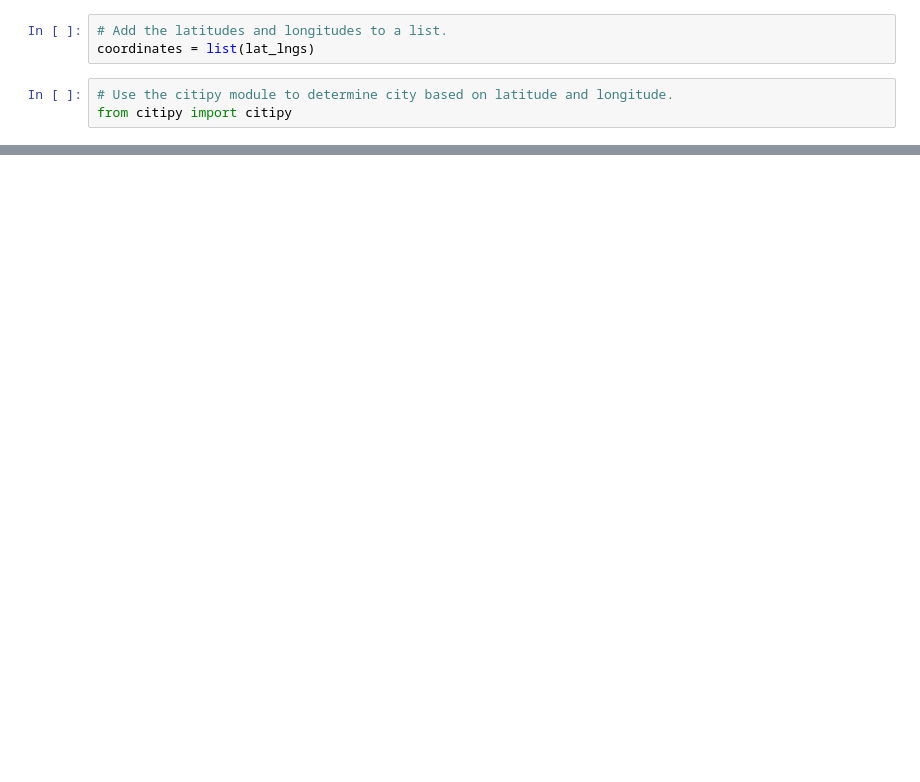
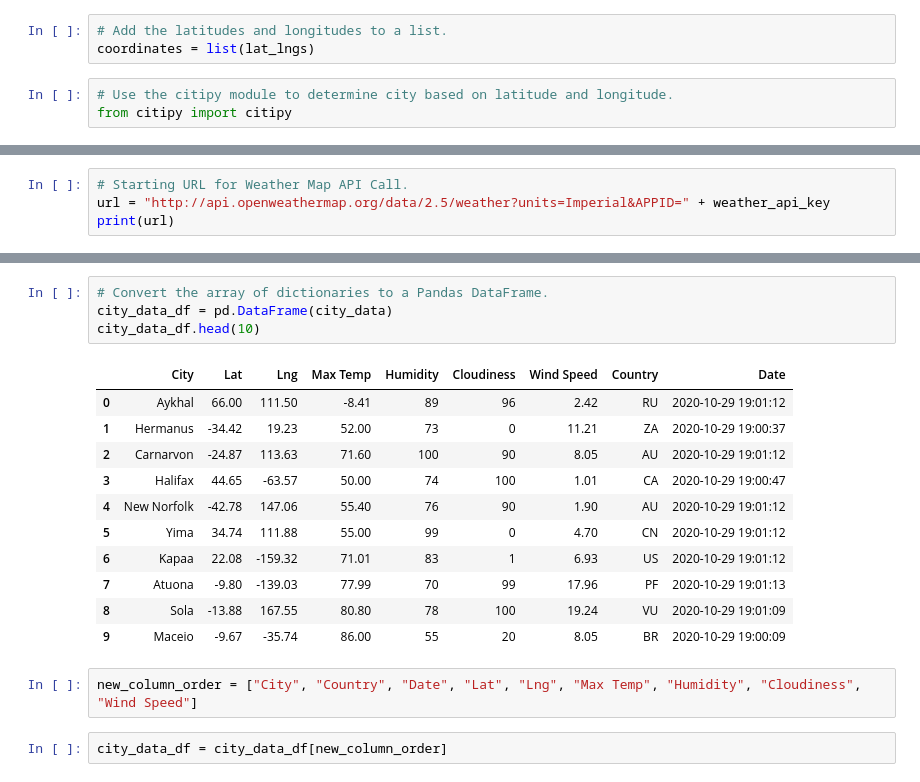
Before and after one commit to Jose-Monagas/World_Weather_Analysis, a Jupyter notebook: WeatherPy.ipynb, the cells around one changed output, grey strips where cells are left out. Drawn from its saved outputs; the diff is of its cells as text; blank space fills up the shorter version.

```diff
--- a/WeatherPy.ipynb
+++ b/WeatherPy.ipynb
@@ -30,0 +40,4 @@ len(cities)
+# %%
+# Starting URL for Weather Map API Call.
+url = "http://api.openweathermap.org/data/2.5/weather?units=Imperial&APPID=" + weather_api_key
+print(url)
@@ -30,0 +147,20 @@ len(cities)
+# %%
+# Convert the array of dictionaries to a Pandas DataFrame.
+city_data_df = pd.DataFrame(city_data)
+city_data_df.head(10)
+# %% [output]
+|  | City | Lat | Lng | Max Temp | Humidity | Cloudiness | Wind Speed | Country | Date |
+| 0 | Aykhal | 66.00 | 111.50 | -8.41 | 89 | 96 | 2.42 | RU | 2020-10-29 19:01:12 |
+| 1 | Hermanus | -34.42 | 19.23 | 52.00 | 73 | 0 | 11.21 | ZA | 2020-10-29 19:00:37 |
+| 2 | Carnarvon | -24.87 | 113.63 | 71.60 | 100 | 90 | 8.05 | AU | 2020-10-29 19:01:12 |
+| 3 | Halifax | 44.65 | -63.57 | 50.00 | 74 | 100 | 1.01 | CA | 2020-10-29 19:00:47 |
+| 4 | New Norfolk | -42.78 | 147.06 | 55.40 | 76 | 90 | 1.90 | AU | 2020-10-29 19:01:12 |
+| 5 | Yima | 34.74 | 111.88 | 55.00 | 99 | 0 | 4.70 | CN | 2020-10-29 19:01:12 |
+| 6 | Kapaa | 22.08 | -159.32 | 71.01 | 83 | 1 | 6.93 | US | 2020-10-29 19:01:12 |
+| 7 | Atuona | -9.80 | -139.03 | 77.99 | 70 | 99 | 17.96 | PF | 2020-10-29 19:01:13 |
+| 8 | Sola | -13.88 | 167.55 | 80.80 | 78 | 100 | 19.24 | VU | 2020-10-29 19:01:09 |
+| 9 | Maceio | -9.67 | -35.74 | 86.00 | 55 | 20 | 8.05 | BR | 2020-10-29 19:00:09 |
+# %%
+new_column_order = ["City", "Country", "Date", "Lat", "Lng", "Max Temp", "Humidity", "Cloudiness", "Wind Speed"]
+# %%
+city_data_df = city_data_df[new_column_order]
```
Also changed, not shown: parts of 9 cells of this notebook, 1 other file.
